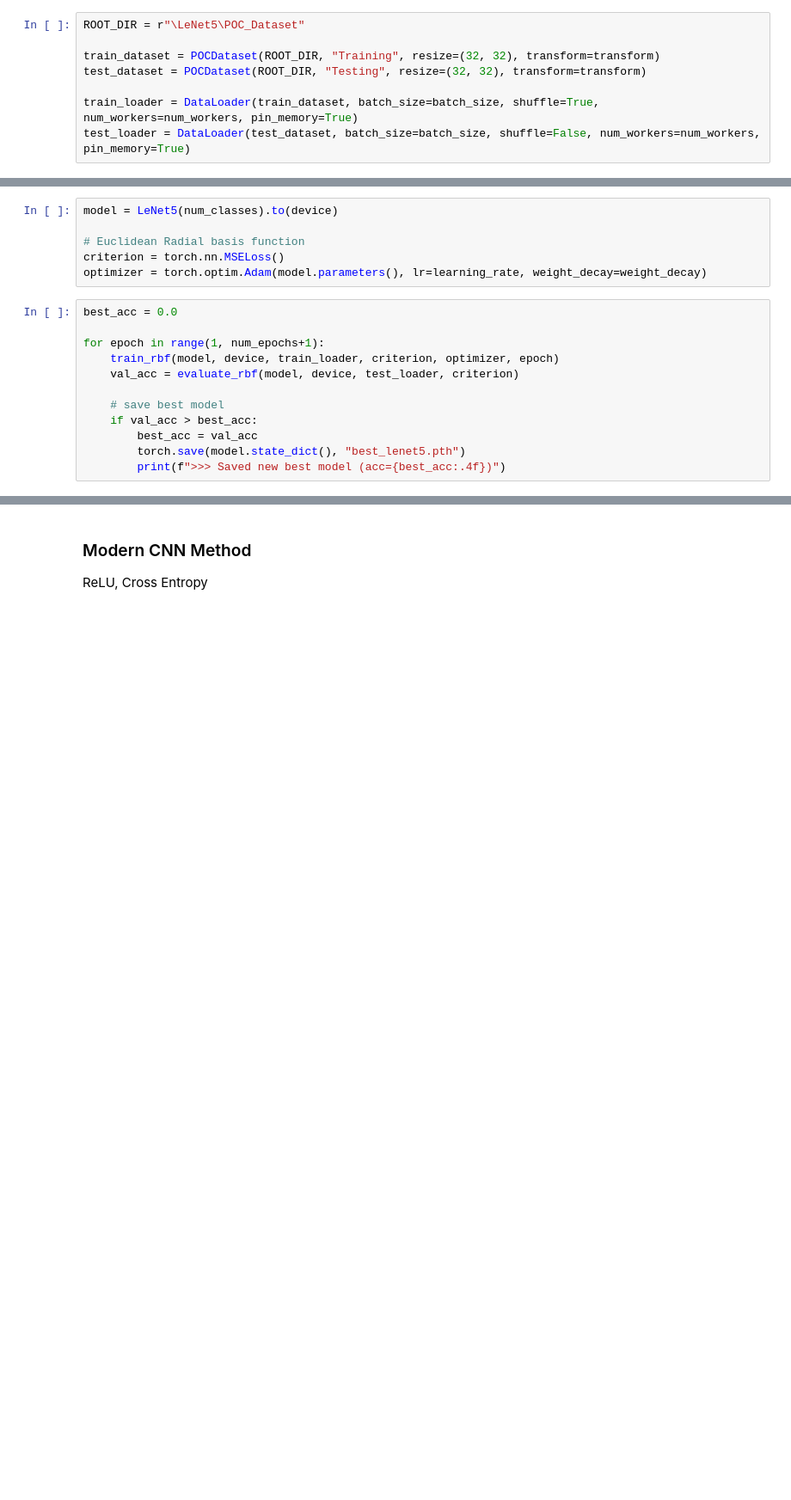
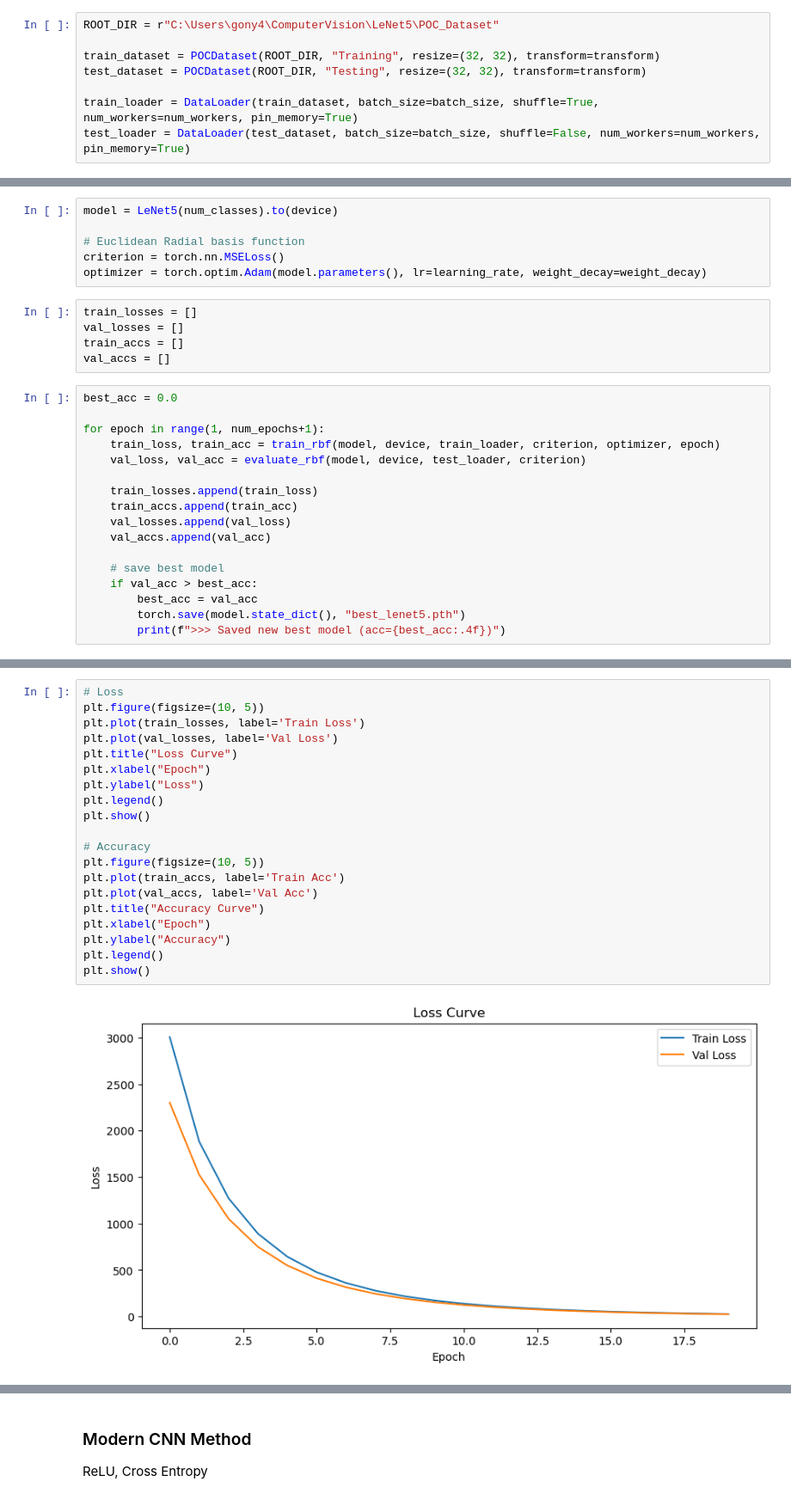
Before and after one commit to Goraniiii/ComputerVision, a Jupyter notebook: LeNet5/practice.ipynb, the cells around one changed output, grey strips where cells are left out. Shown at 86% size. Saved outputs shown, nothing was run; the diff lists cells and outputs as text; blank space fills up the shorter version.

Commit message:
plot

```diff
--- a/LeNet5/practice.ipynb
+++ b/LeNet5/practice.ipynb
@@ -32,7 +32,7 @@ transform = transforms.Compose([
     transforms.Normalize((0.5, ), (0.5, ))
 ])
 # %%
-ROOT_DIR = r"\LeNet5\POC_Dataset"
+ROOT_DIR = r"C:\Users\gony4\ComputerVision\LeNet5\POC_Dataset"
 
 train_dataset = POCDataset(ROOT_DIR, "Training", resize=(32, 32), transform=transform)
 test_dataset = POCDataset(ROOT_DIR, "Testing", resize=(32, 32), transform=transform)
@@ -52,12 +52,22 @@ model = LeNet5(num_classes).to(device)
 # Euclidean Radial basis function
 criterion = torch.nn.MSELoss()
 optimizer = torch.optim.Adam(model.parameters(), lr=learning_rate, weight_decay=weight_decay)
+# %%
+train_losses = []
+val_losses = []
+train_accs = []
+val_accs = []
 # %%
 best_acc = 0.0
 
 for epoch in range(1, num_epochs+1):
-    train_rbf(model, device, train_loader, criterion, optimizer, epoch)
-    val_acc = evaluate_rbf(model, device, test_loader, criterion)
+    train_loss, train_acc = train_rbf(model, device, train_loader, criterion, optimizer, epoch)
+    val_loss, val_acc = evaluate_rbf(model, device, test_loader, criterion)
+
+    train_losses.append(train_loss)
+    train_accs.append(train_acc)
+    val_losses.append(val_loss)
+    val_accs.append(val_acc)
 
     # save best model
     if val_acc > best_acc:
@@ -84,0 +95,22 @@ Test Loss: 32.6634, Test Acc: 0.2310
+# %%
+# Loss
+plt.figure(figsize=(10, 5))
+plt.plot(train_losses, label='Train Loss')
+plt.plot(val_losses, label='Val Loss')
+plt.title("Loss Curve")
+plt.xlabel("Epoch")
+plt.ylabel("Loss")
+plt.legend()
+plt.show()
+
+# Accuracy
+plt.figure(figsize=(10, 5))
+plt.plot(train_accs, label='Train Acc')
+plt.plot(val_accs, label='Val Acc')
+plt.title("Accuracy Curve")
+plt.xlabel("Epoch")
+plt.ylabel("Accuracy")
+plt.legend()
+plt.show()
+# %% [output]
+[figure, added]
```
Also changed, not shown: parts of 9 cells of this notebook, 4 other files.
